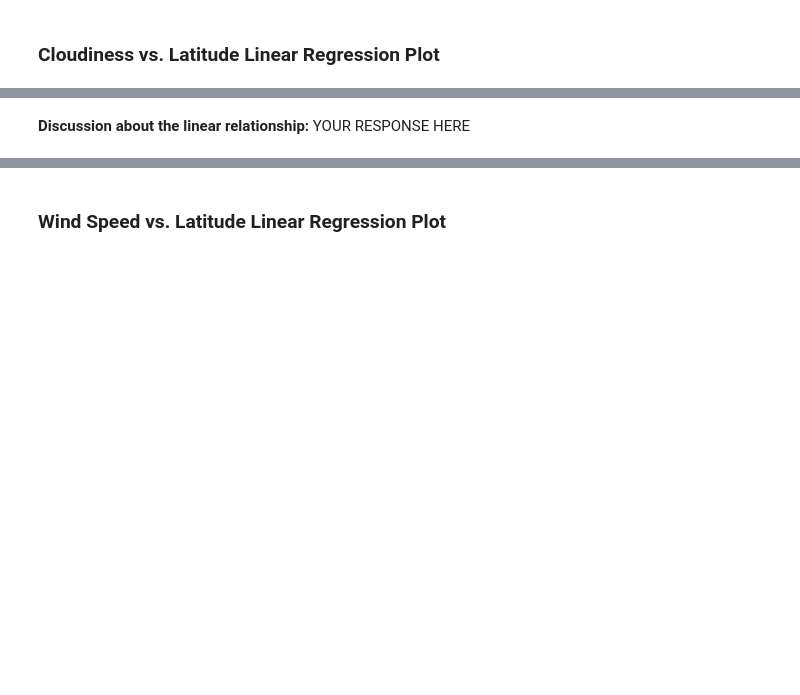
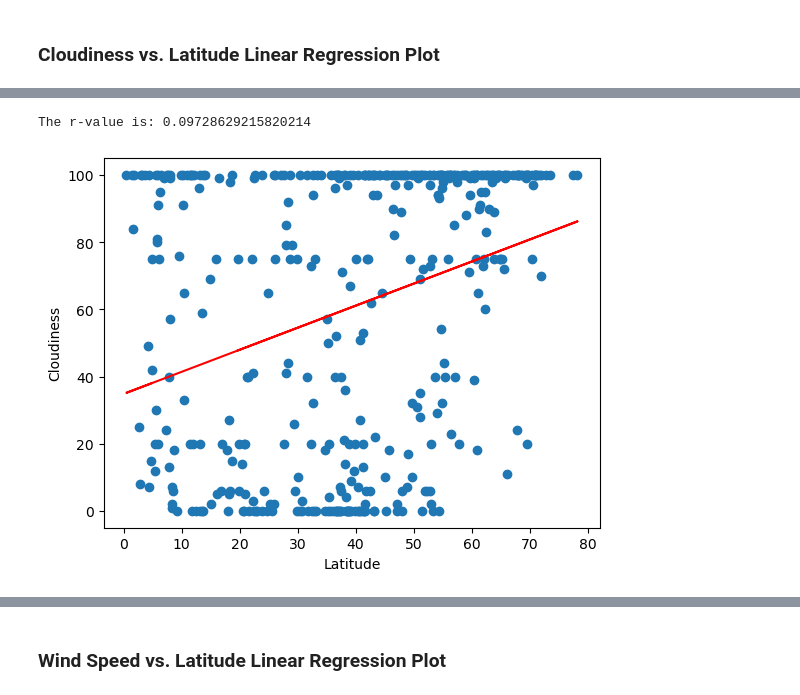
Before and after one commit to GabrielaCLopez/python-api-challenge, a Jupyter notebook: WeatherPy/WeatherPy.ipynb, the cells around one changed output, grey strips where cells are left out. Drawn from its saved outputs; the diff is of its cells as text; code cells hidden in the pictures; blank space fills up the shorter version.

Commit message:
Added linear regression for cloudiness v latitude and explanation

```diff
--- a/WeatherPy/WeatherPy.ipynb
+++ b/WeatherPy/WeatherPy.ipynb
@@ -392,2 +380,6 @@ The r-value is: 0.02056735429994368
-# %% [markdown]
-**Discussion about the linear relationship:** YOUR RESPONSE HERE
+# %%
+# Northern Hemisphere
+lin_reg(northern_hemi_df['Lat'],northern_hemi_df['Cloudiness'],'Cloudiness',(10,-20))
+# %% [output]
+The r-value is: 0.09728629215820214
+[figure, added]
```
Also changed, not shown: parts of 4 cells of this notebook.
